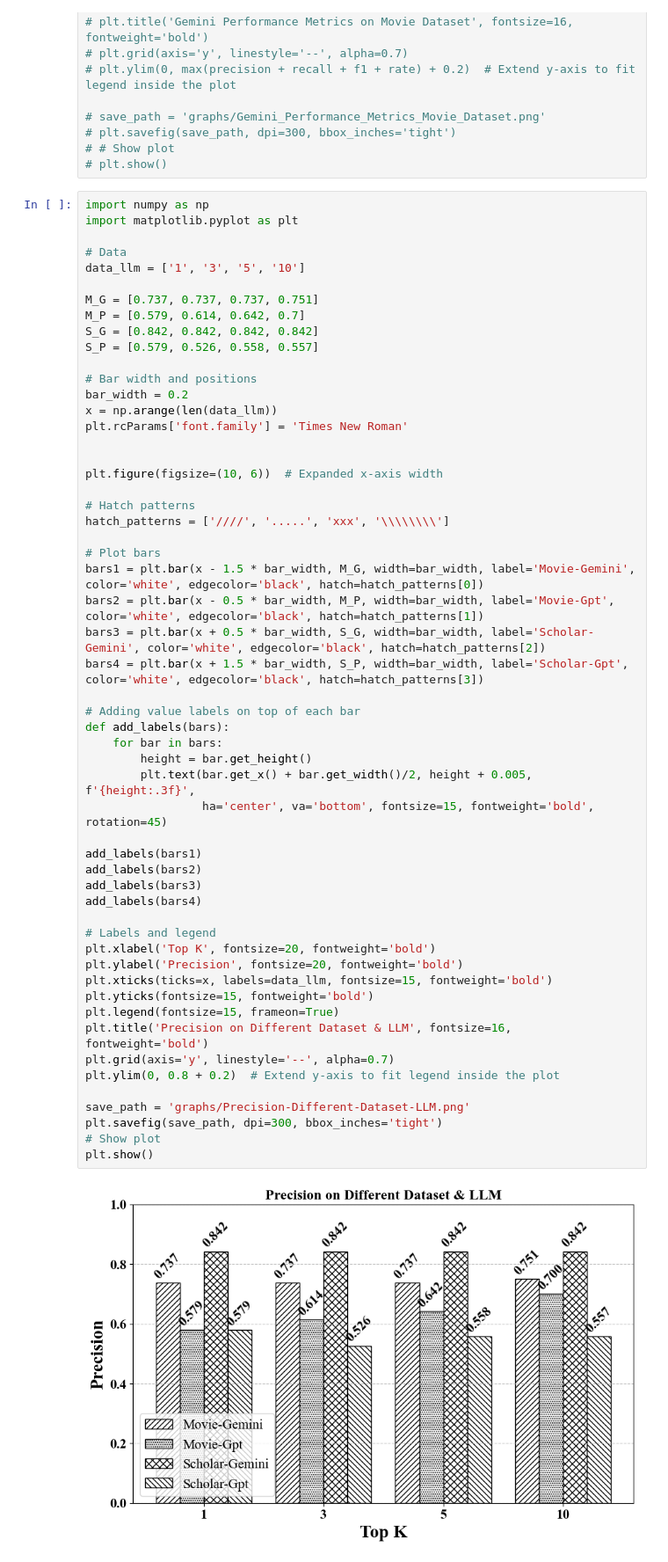
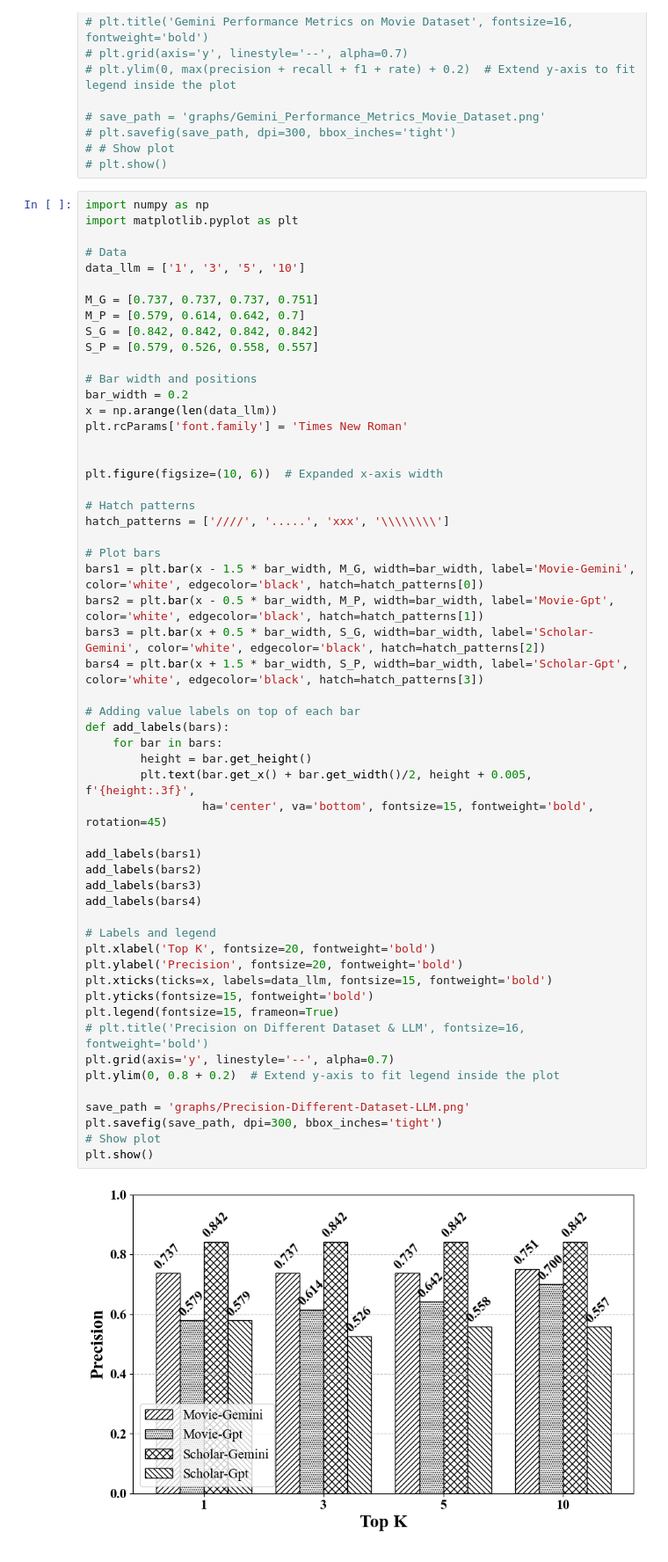
Before and after one commit to mahadyRayhan/Knowledge-Graph-RAG, a Jupyter notebook: graphs.ipynb, the cells around one changed output. Shown at 88% size. Cells and saved outputs as stored; diff of their text form.

```diff
--- a/graphs.ipynb
+++ b/graphs.ipynb
@@ -133,35 +133,35 @@ bars1 = plt.bar(x - 1.5 * bar_width, M_G, width=bar_width, label='Movie-Gemini',
 bars2 = plt.bar(x - 0.5 * bar_width, M_P, width=bar_width, label='Movie-Gpt', color='white', edgecolor='black', hatch=hatch_patterns[1])
 bars3 = plt.bar(x + 0.5 * bar_width, S_G, width=bar_width, label='Scholar-Gemini', color='white', edgecolor='black', hatch=hatch_patterns[2])
 bars4 = plt.bar(x + 1.5 * bar_width, S_P, width=bar_width, label='Scholar-Gpt', color='white', edgecolor='black', hatch=hatch_patterns[3])
 
 # Adding value labels on top of each bar
 def add_labels(bars):
     for bar in bars:
         height = bar.get_height()
         plt.text(bar.get_x() + bar.get_width()/2, height + 0.005, f'{height:.3f}',
                  ha='center', va='bottom', fontsize=15, fontweight='bold', rotation=45)
 
 add_labels(bars1)
 add_labels(bars2)
 add_labels(bars3)
 add_labels(bars4)
 
 # Labels and legend
 plt.xlabel('Top K', fontsize=20, fontweight='bold')
 plt.ylabel('Precision', fontsize=20, fontweight='bold')
 plt.xticks(ticks=x, labels=data_llm, fontsize=15, fontweight='bold')
 plt.yticks(fontsize=15, fontweight='bold')
 plt.legend(fontsize=15, frameon=True)
-plt.title('Precision on Different Dataset & LLM', fontsize=16, fontweight='bold')
+# plt.title('Precision on Different Dataset & LLM', fontsize=16, fontweight='bold')
 plt.grid(axis='y', linestyle='--', alpha=0.7)
 plt.ylim(0, 0.8 + 0.2)  # Extend y-axis to fit legend inside the plot
 
 save_path = 'graphs/Precision-Different-Dataset-LLM.png'
 plt.savefig(save_path, dpi=300, bbox_inches='tight')
 # Show plot
 plt.show()
 # %% [output]
-[figure, old version]
+[figure, new version]
 # %%
 import numpy as np
 import matplotlib.pyplot as plt
```
Also changed, not shown: parts of 4 cells of this notebook, 5 other files.
